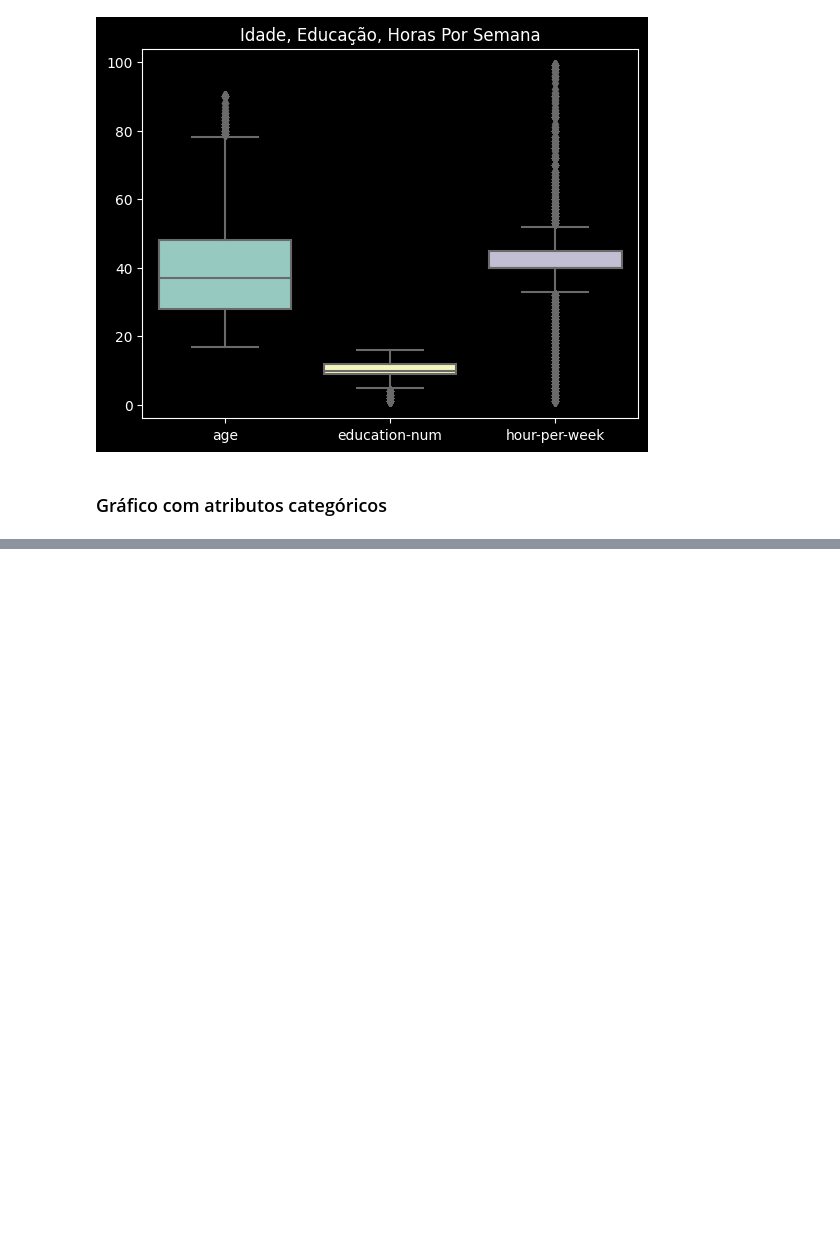
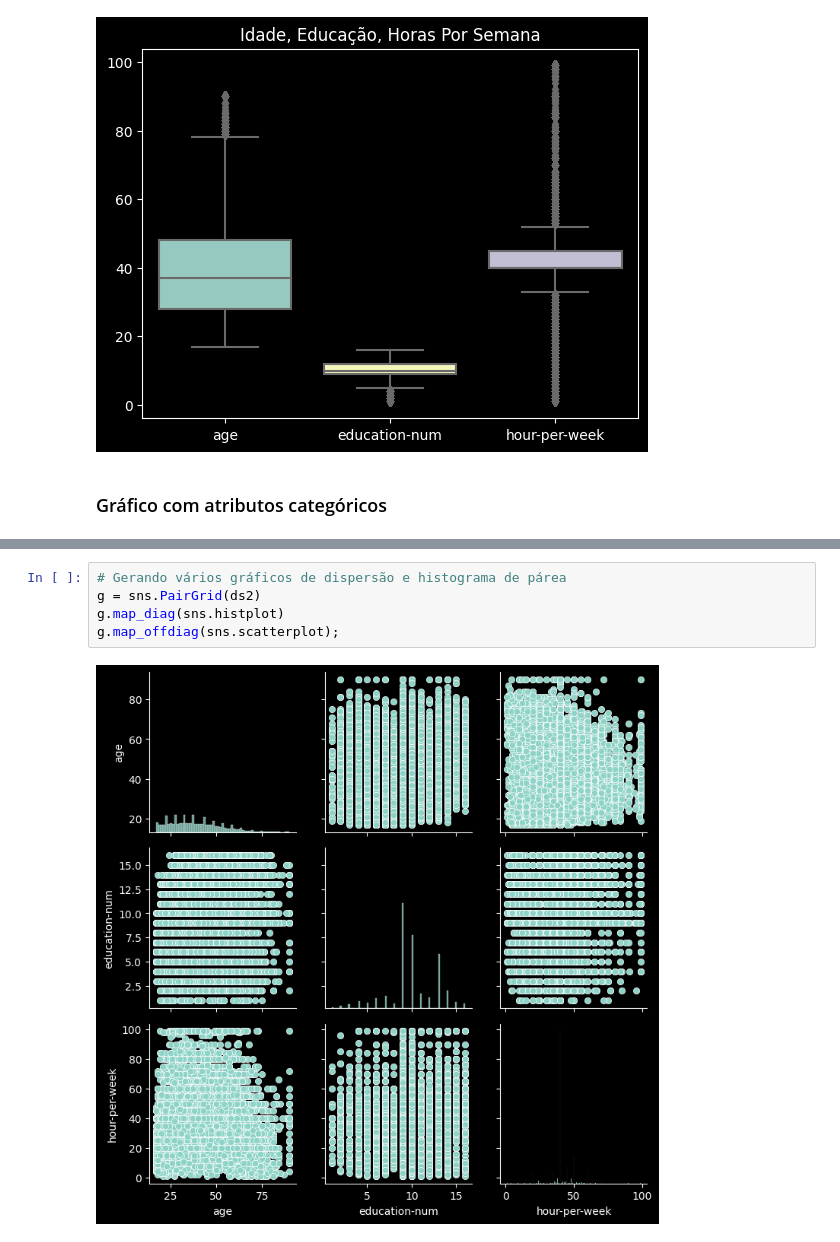
Before and after one commit to Joao-Inacio/Statistics_for-Data_Science, a Jupyter notebook: Visualizacao/Graficos.ipynb, the cells around one changed output, grey strips where cells are left out. Drawn from its saved outputs; the diff is of its cells as text; blank space fills up the shorter version.

```diff
--- a/Visualizacao/Graficos.ipynb
+++ b/Visualizacao/Graficos.ipynb
@@ -148,0 +175,7 @@ sns.catplot(
+# %%
+# Gerando vários gráficos de dispersão e histograma de párea
+g = sns.PairGrid(ds2)
+g.map_diag(sns.histplot)
+g.map_offdiag(sns.scatterplot);
+# %% [output]
+[figure, added]
```
Also changed, not shown: parts of 8 cells of this notebook.
